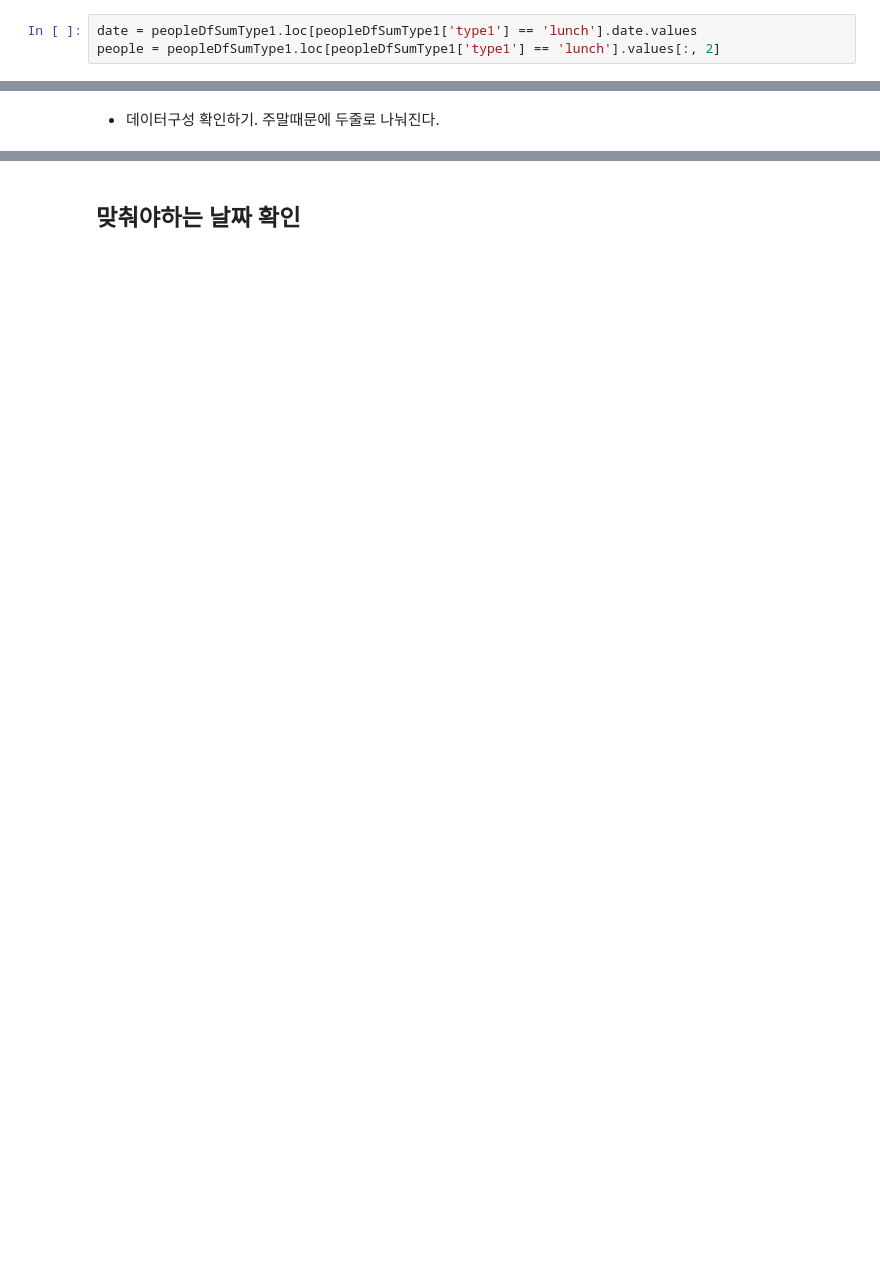
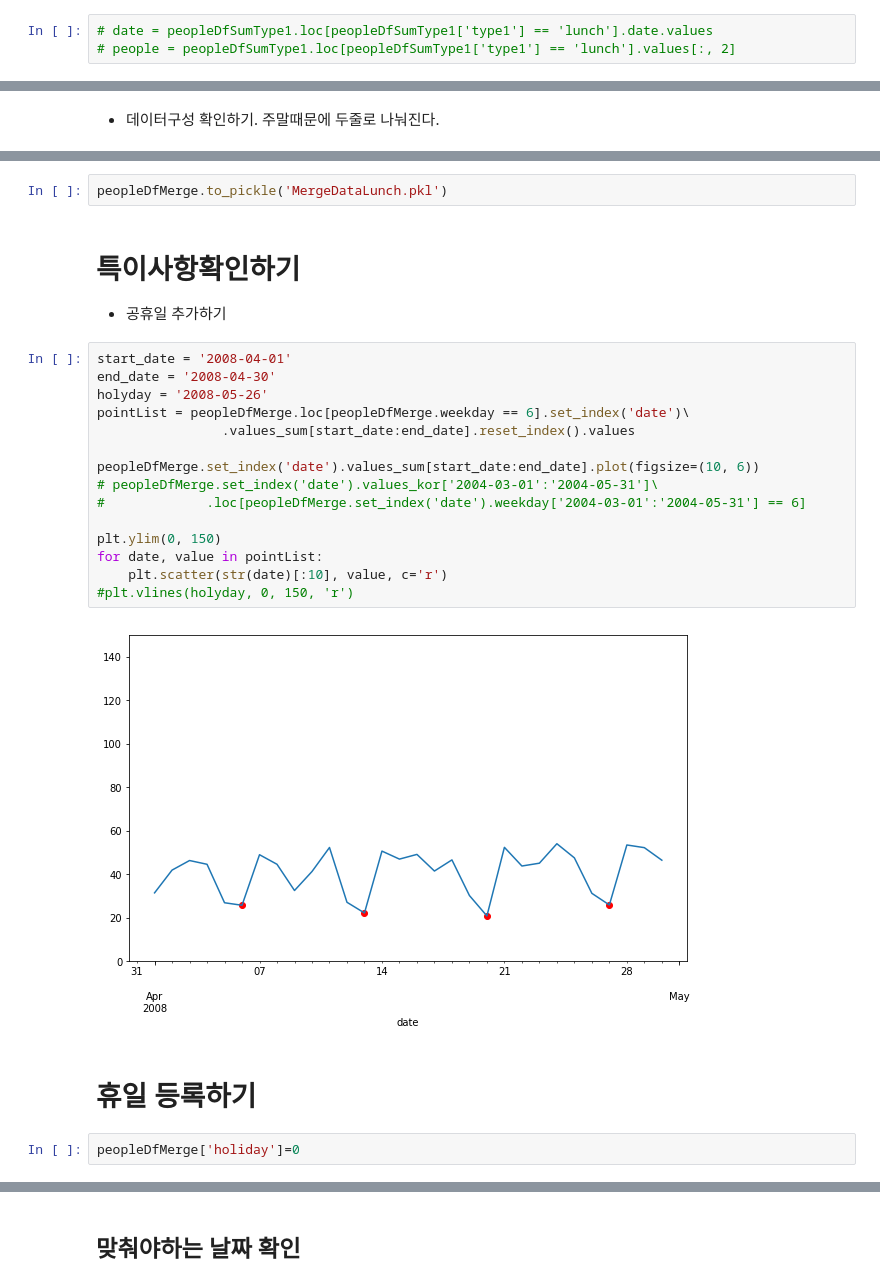
Before and after one commit to kimsh12191/challenge, a Jupyter notebook: peopleRNN/01_datalaod.ipynb, the cells around one changed output, grey strips where cells are left out. Saved outputs shown, nothing was run; the diff lists cells and outputs as text; blank space fills up the shorter version.

````diff
--- a/peopleRNN/01_datalaod.ipynb
+++ b/peopleRNN/01_datalaod.ipynb
@@ -41,5 +45,5 @@ months = dates.astype('datetime64[M]').astype(int) % 12 + 1
 days = dates - dates.astype('datetime64[M]') + 1
 ```
 # %%
-date = peopleDfSumType1.loc[peopleDfSumType1['type1'] == 'lunch'].date.values
-people = peopleDfSumType1.loc[peopleDfSumType1['type1'] == 'lunch'].values[:, 2]
+# date = peopleDfSumType1.loc[peopleDfSumType1['type1'] == 'lunch'].date.values
+# people = peopleDfSumType1.loc[peopleDfSumType1['type1'] == 'lunch'].values[:, 2]
@@ -60,0 +89,26 @@ plt.show()
+# %%
+peopleDfMerge.to_pickle('MergeDataLunch.pkl')
+# %% [markdown]
+# 특이사항확인하기
+- 공휴일 추가하기
+# %%
+start_date = '2008-04-01'
+end_date = '2008-04-30'
+holyday = '2008-05-26'
+pointList = peopleDfMerge.loc[peopleDfMerge.weekday == 6].set_index('date')\
+                .values_sum[start_date:end_date].reset_index().values
+
+peopleDfMerge.set_index('date').values_sum[start_date:end_date].plot(figsize=(10, 6))
+# peopleDfMerge.set_index('date').values_kor['2004-03-01':'2004-05-31']\
+#             .loc[peopleDfMerge.set_index('date').weekday['2004-03-01':'2004-05-31'] == 6]
+
+plt.ylim(0, 150)
+for date, value in pointList:
+    plt.scatter(str(date)[:10], value, c='r')
+#plt.vlines(holyday, 0, 150, 'r')
+# %% [output]
+[figure, added]
+# %% [markdown]
+# 휴일 등록하기
+# %%
+peopleDfMerge['holiday']=0
````
Also changed, not shown: parts of 42 cells of this notebook, 13 other files.
